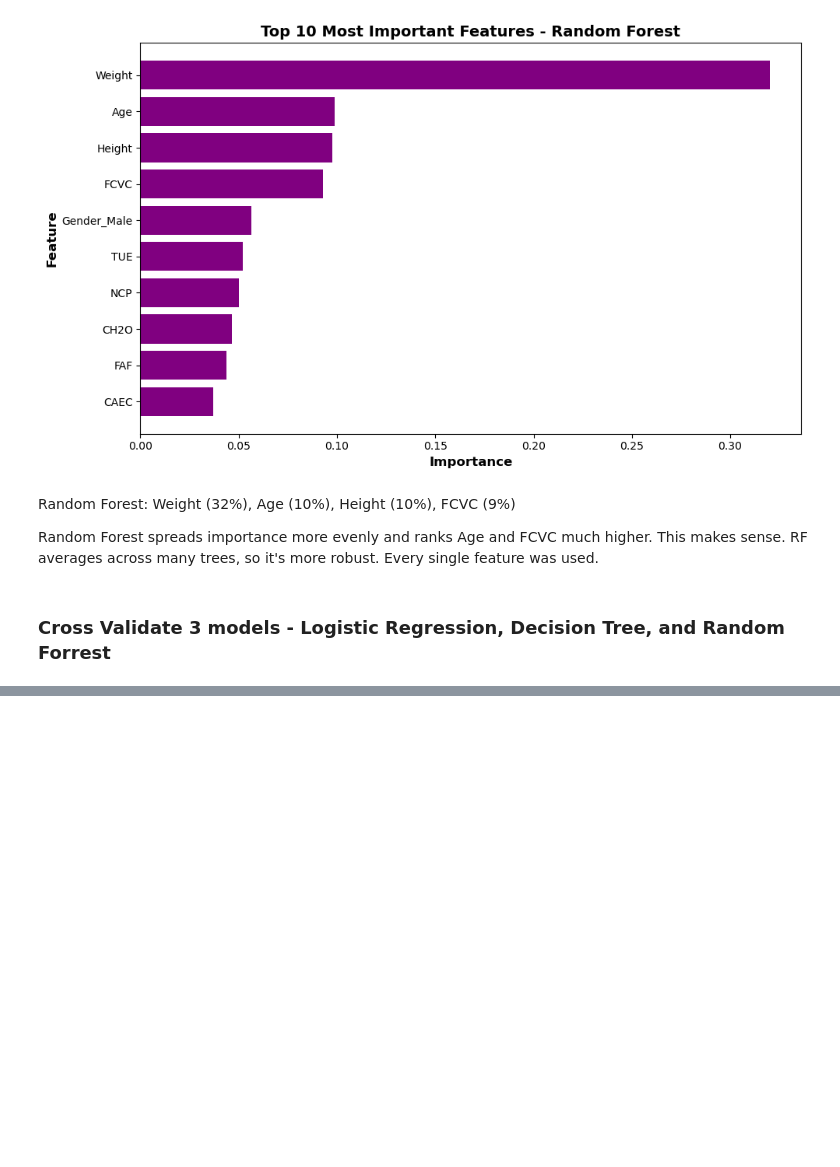
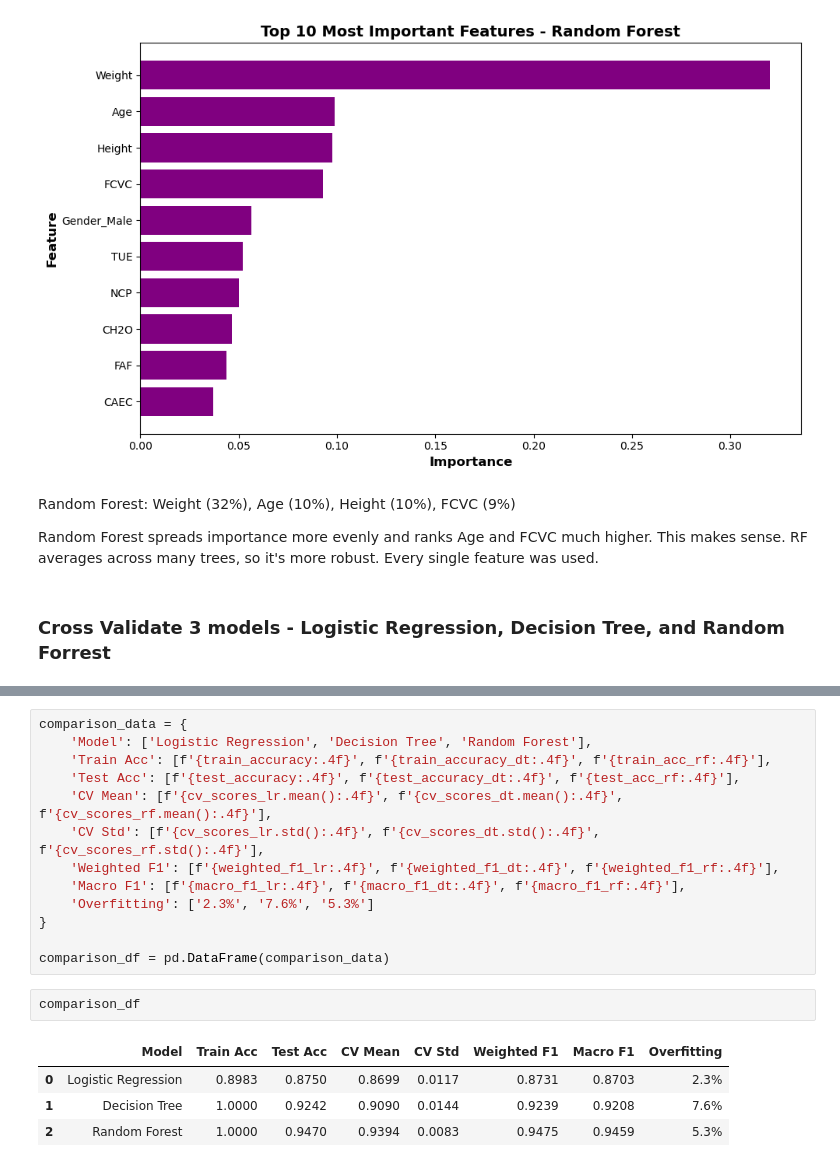
Before and after one commit to r-leeper/scu_obesity_assignment, a Jupyter notebook: CS818_Assignment.ipynb, the cells around one changed output, grey strips where cells are left out. Saved outputs shown, nothing was run; the diff lists cells and outputs as text; blank space fills up the shorter version.

```diff
--- a/CS818_Assignment.ipynb
+++ b/CS818_Assignment.ipynb
@@ -1697,0 +1748,20 @@ Random Forest spreads importance more evenly and ranks Age and FCVC much higher.
+# %%
+comparison_data = {
+    'Model': ['Logistic Regression', 'Decision Tree', 'Random Forest'],
+    'Train Acc': [f'{train_accuracy:.4f}', f'{train_accuracy_dt:.4f}', f'{train_acc_rf:.4f}'],
+    'Test Acc': [f'{test_accuracy:.4f}', f'{test_accuracy_dt:.4f}', f'{test_acc_rf:.4f}'],
+    'CV Mean': [f'{cv_scores_lr.mean():.4f}', f'{cv_scores_dt.mean():.4f}', f'{cv_scores_rf.mean():.4f}'],
+    'CV Std': [f'{cv_scores_lr.std():.4f}', f'{cv_scores_dt.std():.4f}', f'{cv_scores_rf.std():.4f}'],
+    'Weighted F1': [f'{weighted_f1_lr:.4f}', f'{weighted_f1_dt:.4f}', f'{weighted_f1_rf:.4f}'],
+    'Macro F1': [f'{macro_f1_lr:.4f}', f'{macro_f1_dt:.4f}', f'{macro_f1_rf:.4f}'],
+    'Overfitting': ['2.3%', '7.6%', '5.3%']
+}
+
+comparison_df = pd.DataFrame(comparison_data)
+# %%
+comparison_df
+# %% [output]
+|  | Model | Train Acc | Test Acc | CV Mean | CV Std | Weighted F1 | Macro F1 | Overfitting |
+| 0 | Logistic Regression | 0.8983 | 0.8750 | 0.8699 | 0.0117 | 0.8731 | 0.8703 | 2.3% |
+| 1 | Decision Tree | 1.0000 | 0.9242 | 0.9090 | 0.0144 | 0.9239 | 0.9208 | 7.6% |
+| 2 | Random Forest | 1.0000 | 0.9470 | 0.9394 | 0.0083 | 0.9475 | 0.9459 | 5.3% |
```
Also changed, not shown: parts of 14 cells of this notebook.
